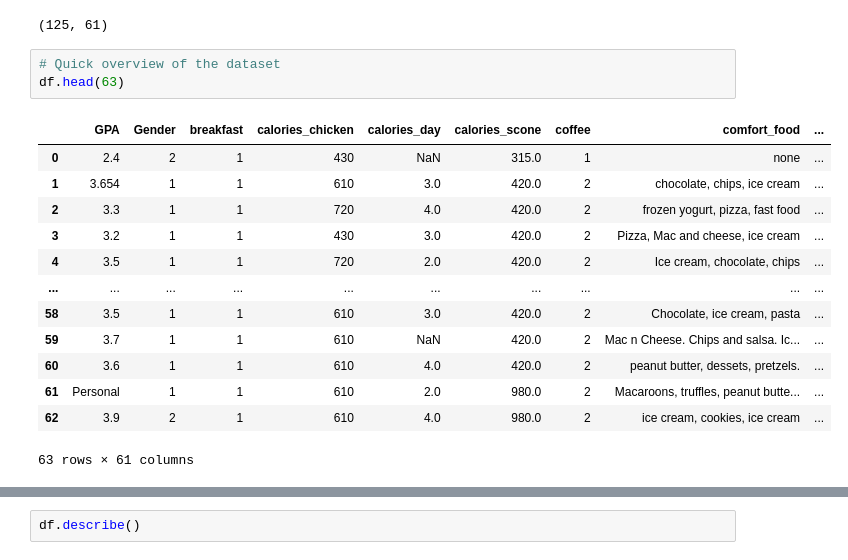
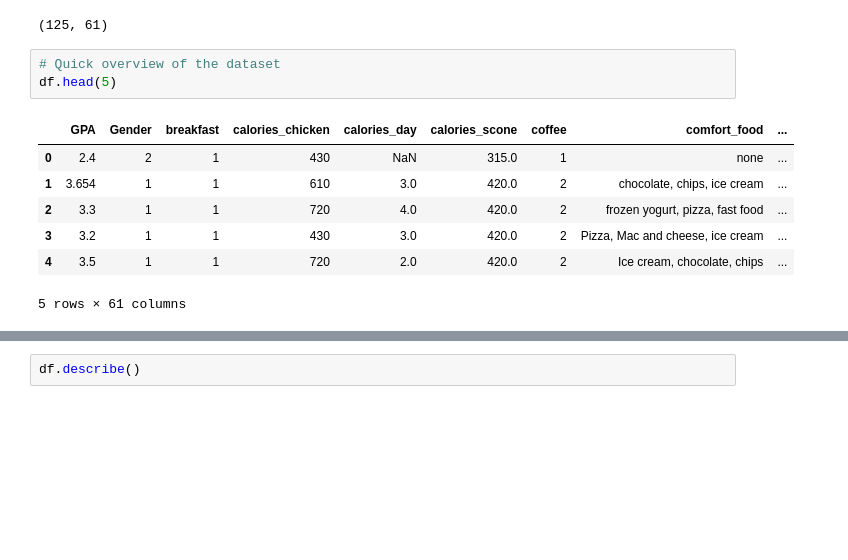
Before and after one commit to Mradul-77/GeoDiscovery, a Jupyter notebook: GeoDiscovery.ipynb, the cells around one changed output, grey strips where cells are left out. Saved outputs shown, nothing was run; the diff lists cells and outputs as text; blank space fills up the shorter version.

```diff
--- a/GeoDiscovery.ipynb
+++ b/GeoDiscovery.ipynb
@@ -36,19 +36,13 @@ df.shape
 (125, 61)
 # %%
 # Quick overview of the dataset
-df.head(63)
+df.head(5)
 # %% [output]
 |  | GPA | Gender | breakfast | calories_chicken | calories_day | calories_scone | coffee | comfort_food | ... |
 | 0 | 2.4 | 2 | 1 | 430 | NaN | 315.0 | 1 | none | ... |
 | 1 | 3.654 | 1 | 1 | 610 | 3.0 | 420.0 | 2 | chocolate, chips, ice cream | ... |
 | 2 | 3.3 | 1 | 1 | 720 | 4.0 | 420.0 | 2 | frozen yogurt, pizza, fast food | ... |
 | 3 | 3.2 | 1 | 1 | 430 | 3.0 | 420.0 | 2 | Pizza, Mac and cheese, ice cream | ... |
 | 4 | 3.5 | 1 | 1 | 720 | 2.0 | 420.0 | 2 | Ice cream, chocolate, chips | ... |
-| ... | ... | ... | ... | ... | ... | ... | ... | ... | ... |
-| 58 | 3.5 | 1 | 1 | 610 | 3.0 | 420.0 | 2 | Chocolate, ice cream, pasta | ... |
-| 59 | 3.7 | 1 | 1 | 610 | NaN | 420.0 | 2 | Mac n Cheese. Chips and salsa. Ic... | ... |
-| 60 | 3.6 | 1 | 1 | 610 | 4.0 | 420.0 | 2 | peanut butter, dessets, pretzels. | ... |
-| 61 | Personal | 1 | 1 | 610 | 2.0 | 980.0 | 2 | Macaroons, truffles, peanut butte... | ... |
-| 62 | 3.9 | 2 | 1 | 610 | 4.0 | 980.0 | 2 | ice cream, cookies, ice cream | ... |
-63 rows × 61 columns
+5 rows × 61 columns
 # %%
```
Also changed, not shown: parts of 6 cells of this notebook, 4 other files.
